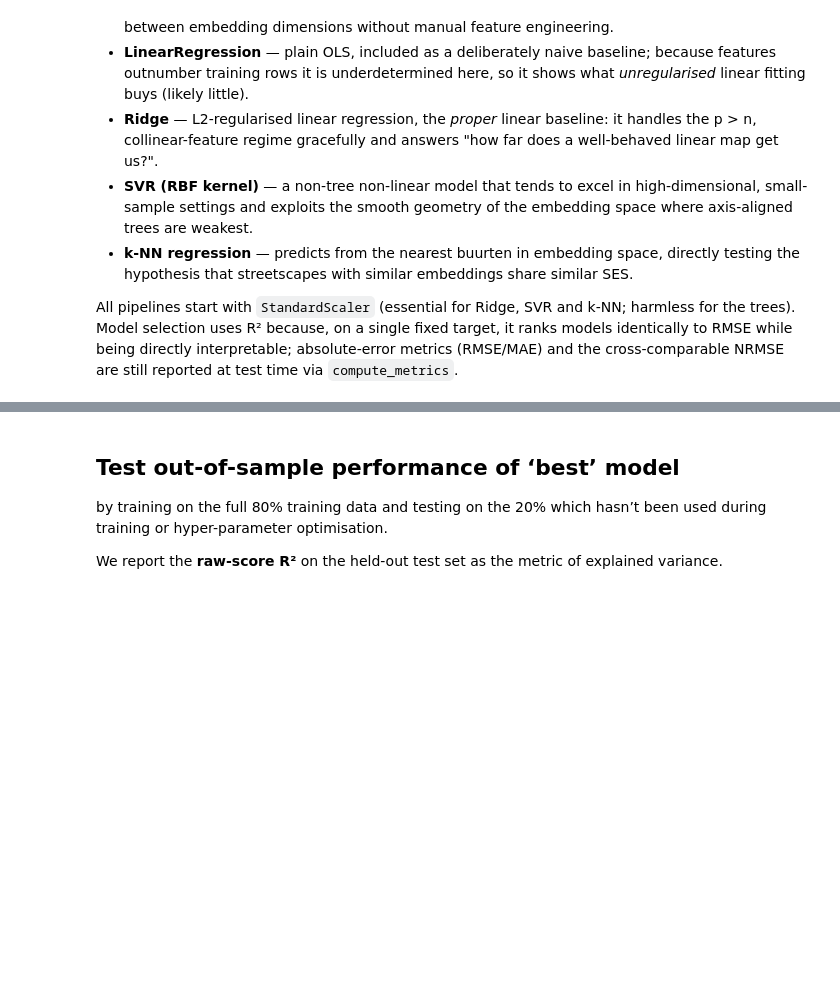
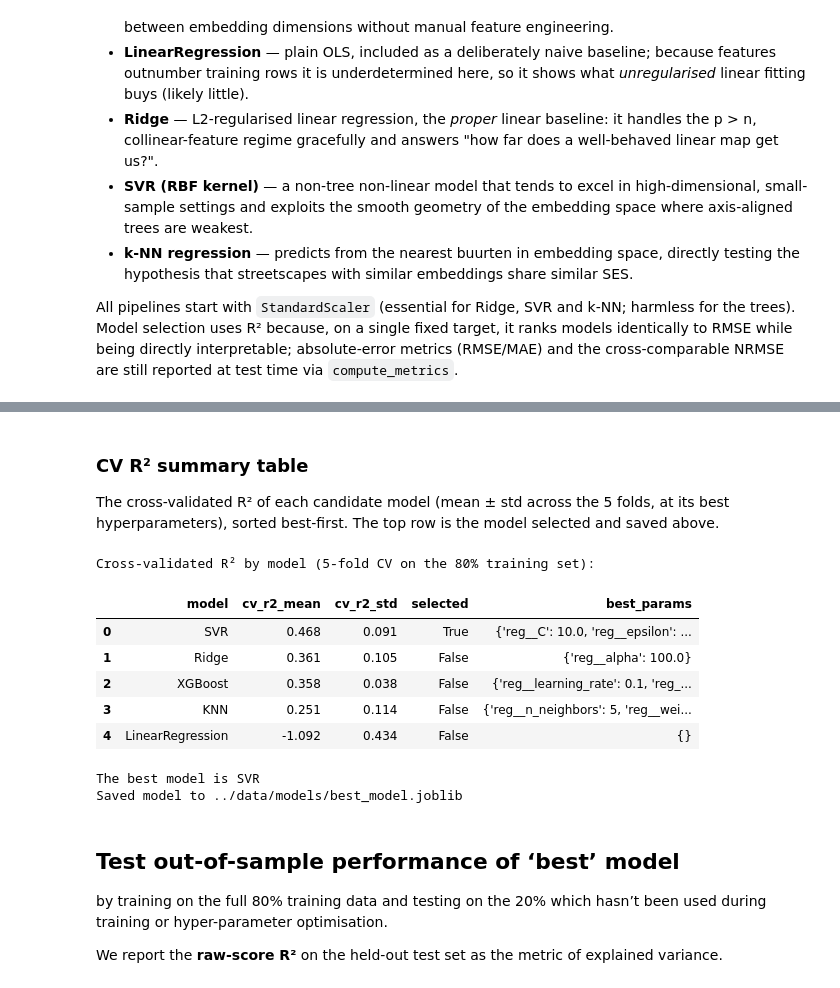
Before and after one commit to nickmalleson/StreetViewDeprivation-Amsterdam, a Jupyter notebook: notebooks/4-RunModelsWithMedianEmbedding.ipynb, the cells around one changed output, grey strips where cells are left out. Saved outputs shown, nothing was run; the diff lists cells and outputs as text; code cells hidden in the pictures; blank space fills up the shorter version.

```diff
--- a/notebooks/4-RunModelsWithMedianEmbedding.ipynb
+++ b/notebooks/4-RunModelsWithMedianEmbedding.ipynb
@@ -298,6 +342,7 @@ best_model = None
 best_score = -np.inf
 best_model_name = None
 best_params = {}
+cv_results = []  # one row per model, for the summary table below
 
 print(f"Training {len(model_configs)} model(s) using {ncores} cores")
 
@@ -315,6 +360,14 @@ for name, pipeline, param_grid in model_configs:
 
     print(f"  CV mean R² = {grid.best_score_:.3f}")
     print(f"  Best params: {grid.best_params_}")
+
+    # Record this model's best-candidate CV R² (mean ± std across folds) for the summary table.
+    cv_results.append({
+        "model": name,
+        "cv_r2_mean": grid.best_score_,
+        "cv_r2_std": grid.cv_results_["std_test_score"][grid.best_index_],
+        "best_params": grid.best_params_,
+    })
 
     if grid.best_score_ > best_score:
         best_score = grid.best_score_
@@ -341,3 +416,27 @@ print(f"CV mean NRMSE = {cv_nrmse:.3f}")
+# %% [markdown]
+### CV R² summary table
+The cross-validated R² of each candidate model (mean ± std across the 5 folds, at its best
+hyperparameters), sorted best-first. The top row is the model selected and saved above.
+# %%
+# Summarise the CV R² of every candidate model, best-first. The "selected" flag marks the
+# model that was kept and saved above (the highest CV mean R²).
+cv_summary = (
+    pd.DataFrame(cv_results)
+    .sort_values("cv_r2_mean", ascending=False)
+    .reset_index(drop=True))
+cv_summary["selected"] = cv_summary["model"] == best_model_name
+cv_summary = cv_summary[["model", "cv_r2_mean", "cv_r2_std", "selected", "best_params"]]
+
+print(f"Cross-validated R² by model ({cv.n_splits}-fold CV on the 80% training set):")
+cv_summary.round(3)
+# %% [output]
+Cross-validated R² by model (5-fold CV on the 80% training set):
+|  | model | cv_r2_mean | cv_r2_std | selected | best_params |
+| 0 | SVR | 0.468 | 0.091 | True | {'reg__C': 10.0, 'reg__epsilon': ... |
+| 1 | Ridge | 0.361 | 0.105 | False | {'reg__alpha': 100.0} |
+| 2 | XGBoost | 0.358 | 0.038 | False | {'reg__learning_rate': 0.1, 'reg_... |
+| 3 | KNN | 0.251 | 0.114 | False | {'reg__n_neighbors': 5, 'reg__wei... |
+| 4 | LinearRegression | -1.092 | 0.434 | False | {} |
 # %%
 # Save the best model
 model_dir = os.path.join("../data/models")
@@ -355,6 +454,9 @@ model_path = os.path.join(model_dir, "best_model.joblib")
 joblib.dump(bundle, model_path)
 print(f"The best model is {best_model_name}")
 print(f"Saved model to {model_path}")
+# %% [output]
+The best model is SVR
+Saved model to ../data/models/best_model.joblib
 # %% [markdown]
 ## Test out-of-sample performance of ‘best’ model
 by training on the full 80% training data and testing on the 20% which hasn’t been used during
```
Also changed, not shown: parts of 13 cells of this notebook, 9 other files.
